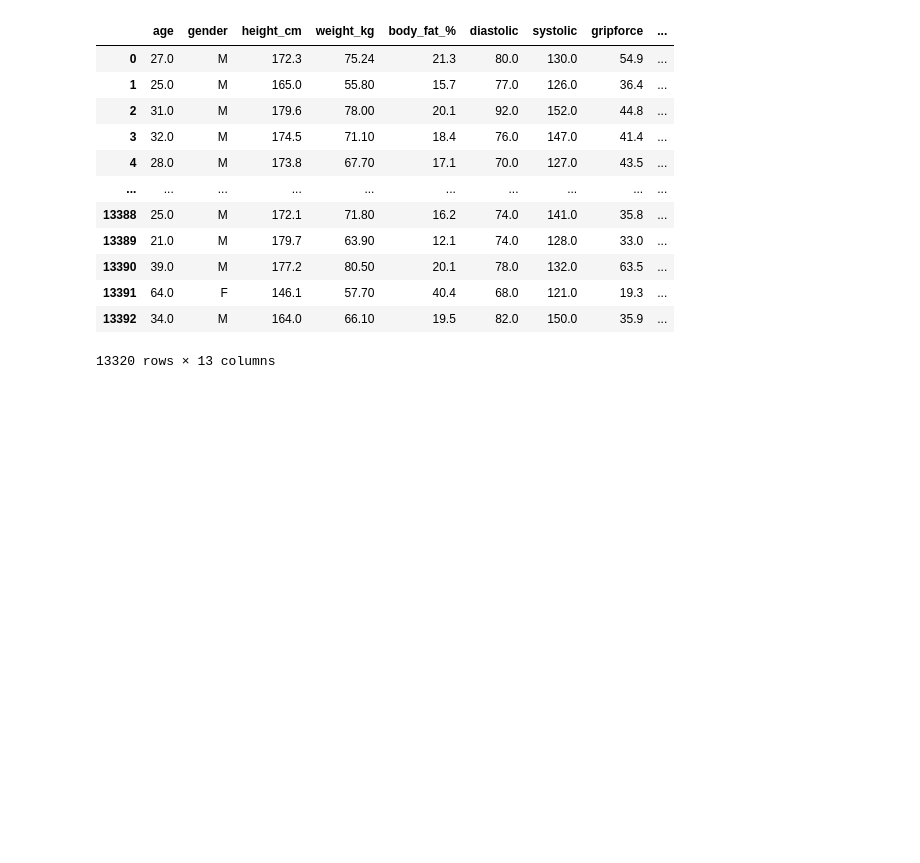
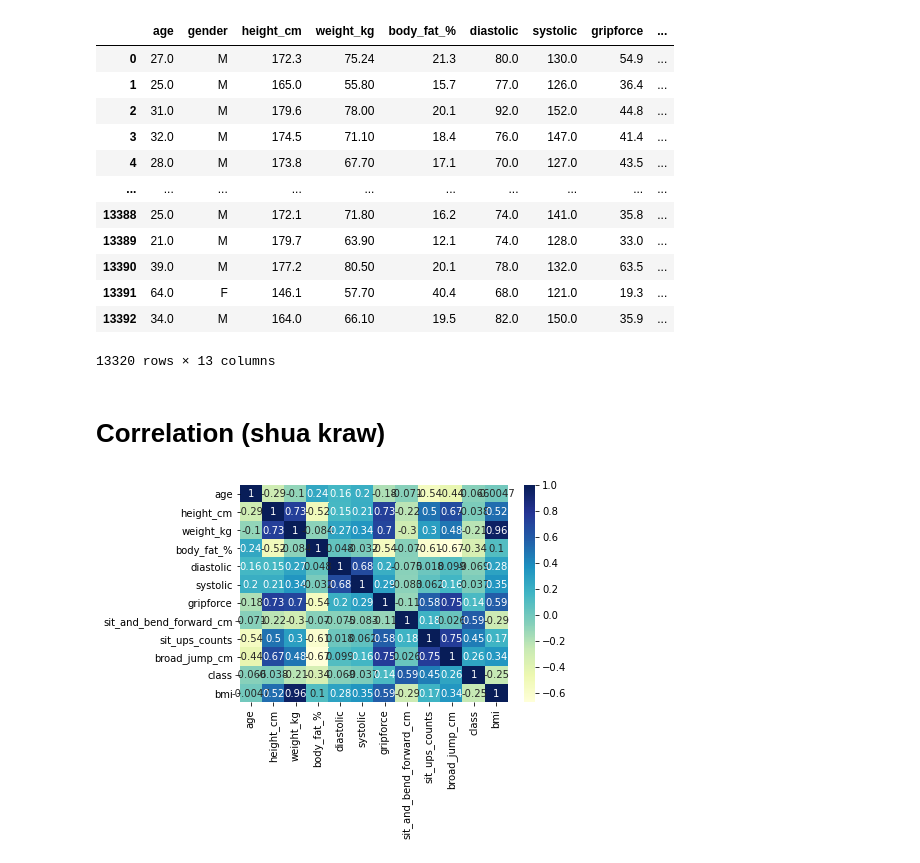
Before and after one commit to kookwangs/DataMiningProject, a Jupyter notebook: project_preprocess.ipynb, the cells around one changed output. Saved outputs shown, nothing was run; the diff lists cells and outputs as text; code cells hidden in the pictures; blank space fills up the shorter version.

Commit message:
Add correlation

```diff
--- a/project_preprocess.ipynb
+++ b/project_preprocess.ipynb
@@ -122,3 +122,19 @@ data
 | 13391 | 64.0 | F | 146.1 | 57.70 | 40.4 | 68.0 | 121.0 | 19.3 | ... |
 | 13392 | 34.0 | M | 164.0 | 66.10 | 19.5 | 82.0 | 150.0 | 35.9 | ... |
 13320 rows × 13 columns
+# %% [markdown]
+# **Correlation** (shua kraw)
+# %%
+import matplotlib.pyplot as mp
+import seaborn as sb
+
+# Factorize class before find corr
+data_temp = data
+data_temp['class'] = data_temp['class'].replace(['A', 'B', 'C', 'D'], [4, 3, 2, 1])
+
+data_temp.corr()
+dataplot = sb.heatmap(data_temp.corr(), cmap="YlGnBu", annot=True)
+
+mp.show()
+# %% [output]
+[figure, added]
```
